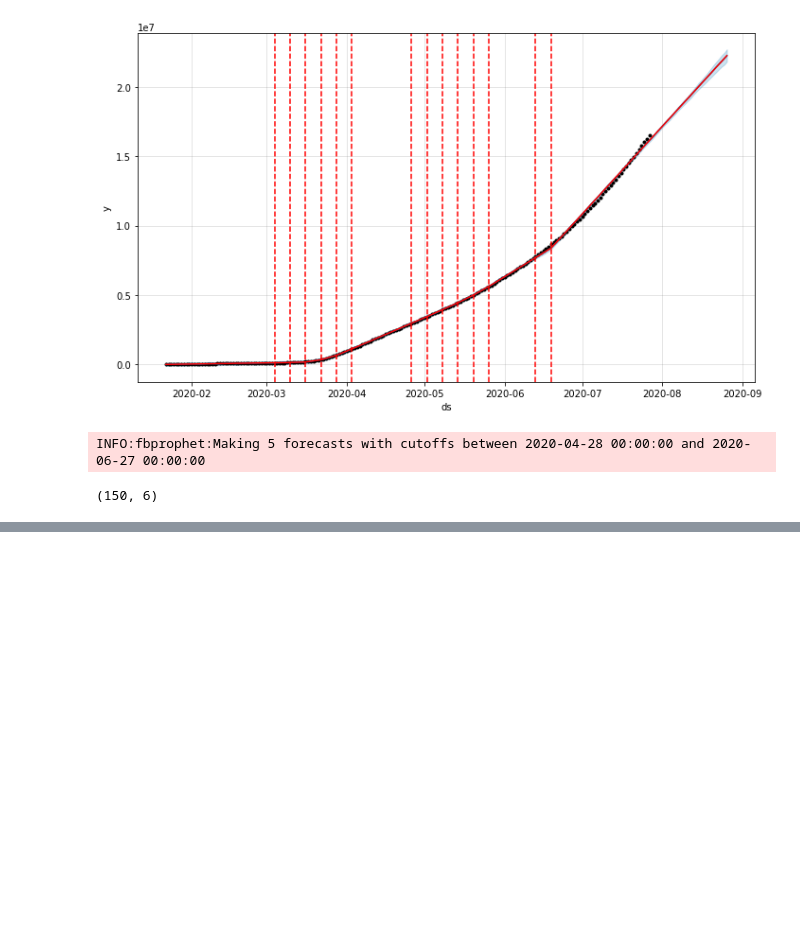
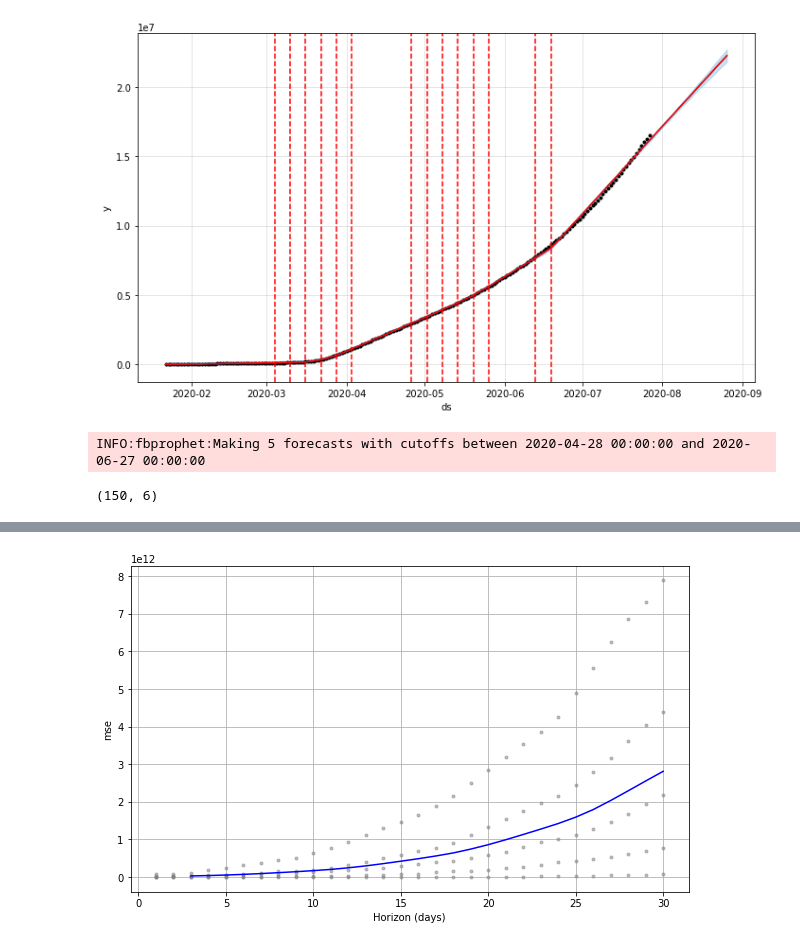
Before and after one commit to crzysab/Data-Science-Real-Projects-in-Python, a Jupyter notebook: Predicting_Covid_19_Cases.ipynb, the cells around one changed output, grey strips where cells are left out. Cells and saved outputs as stored; diff of their text form; code cells hidden in the pictures; blank space fills up the shorter version.

```diff
--- a/Predicting_Covid_19_Cases.ipynb
+++ b/Predicting_Covid_19_Cases.ipynb
@@ -219,0 +239,4 @@ df_cv.shape
+# %%
+df_performance = plot_cross_validation_metric(df_cv, metric='mse')
+# %% [output]
+[figure, added]
```
Also changed, not shown: parts of 5 cells of this notebook.
